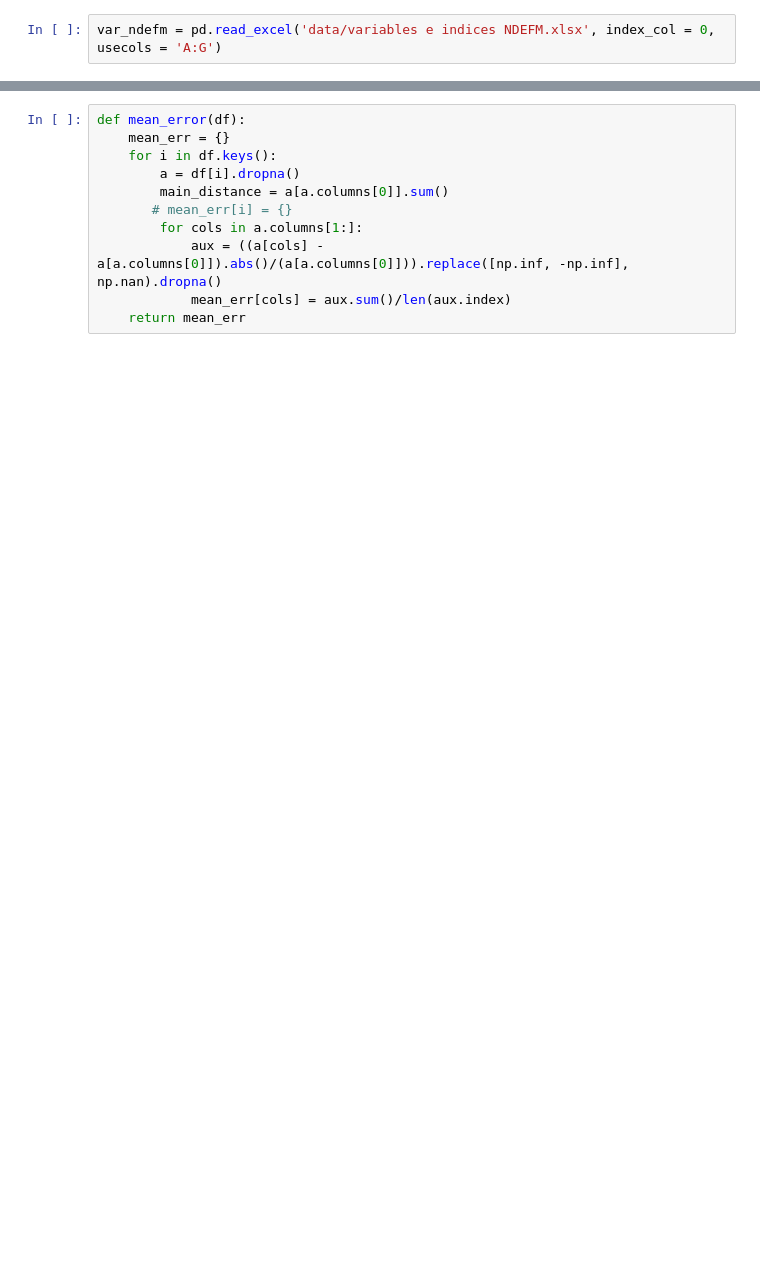
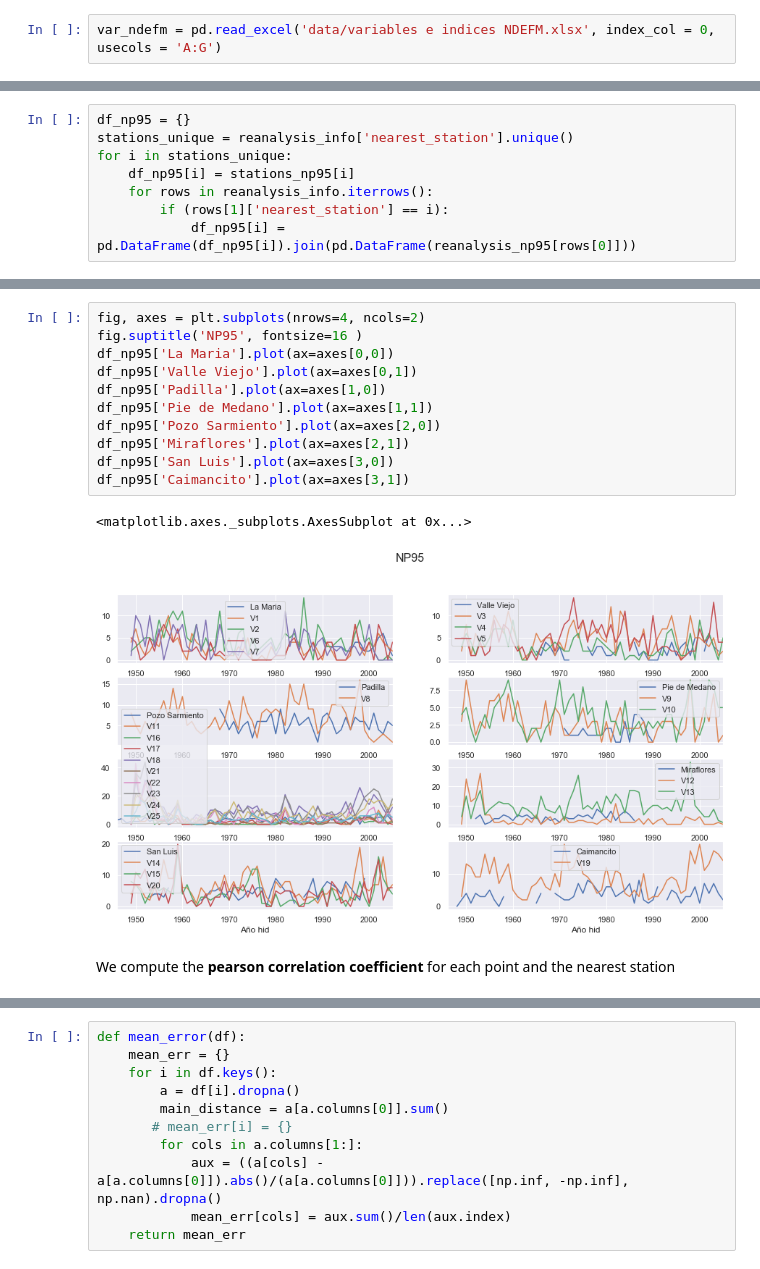
Before and after one commit to lambdaclass/finance_playground, a Jupyter notebook: notebooks/metadata-2020/rain-forecast/model_analysis.ipynb, the cells around one changed output, grey strips where cells are left out. Drawn from its saved outputs; the diff is of its cells as text; blank space fills up the shorter version.

```diff
--- a/notebooks/metadata-2020/rain-forecast/model_analysis.ipynb
+++ b/notebooks/metadata-2020/rain-forecast/model_analysis.ipynb
@@ -260,0 +112,8 @@ a la estación más cercana, para ver alguna relación entre la lejanía con el
+# %%
+df_np95 = {}
+stations_unique = reanalysis_info['nearest_station'].unique()
+for i in stations_unique:
+    df_np95[i] = stations_np95[i]
+    for rows in reanalysis_info.iterrows():
+        if (rows[1]['nearest_station'] == i):
+            df_np95[i] = pd.DataFrame(df_np95[i]).join(pd.DataFrame(reanalysis_np95[rows[0]]))
@@ -260,0 +148,16 @@ a la estación más cercana, para ver alguna relación entre la lejanía con el
+# %%
+fig, axes = plt.subplots(nrows=4, ncols=2)
+fig.suptitle('NP95', fontsize=16 )
+df_np95['La Maria'].plot(ax=axes[0,0])
+df_np95['Valle Viejo'].plot(ax=axes[0,1])
+df_np95['Padilla'].plot(ax=axes[1,0])
+df_np95['Pie de Medano'].plot(ax=axes[1,1])
+df_np95['Pozo Sarmiento'].plot(ax=axes[2,0])
+df_np95['Miraflores'].plot(ax=axes[2,1])
+df_np95['San Luis'].plot(ax=axes[3,0])
+df_np95['Caimancito'].plot(ax=axes[3,1])
+# %% [output]
+<matplotlib.axes._subplots.AxesSubplot at 0x...>
+[figure, added]
+# %% [markdown]
+We compute the **pearson correlation coefficient** for each point and the nearest station
```
Also changed, not shown: parts of 135 cells of this notebook.
